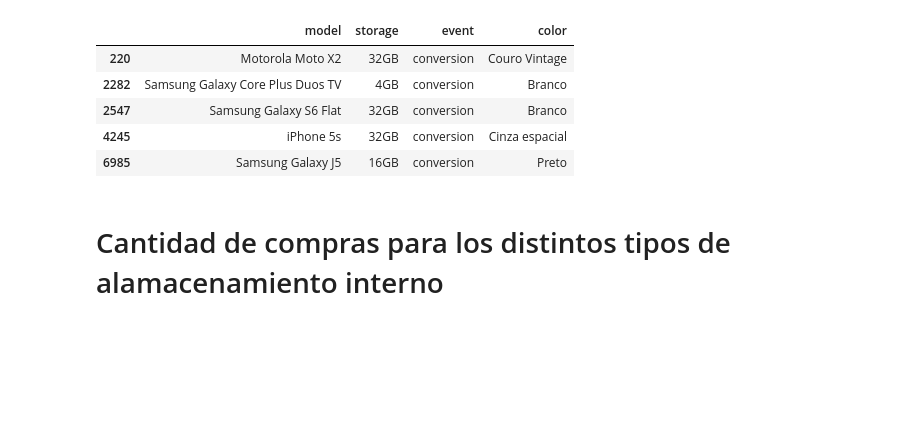
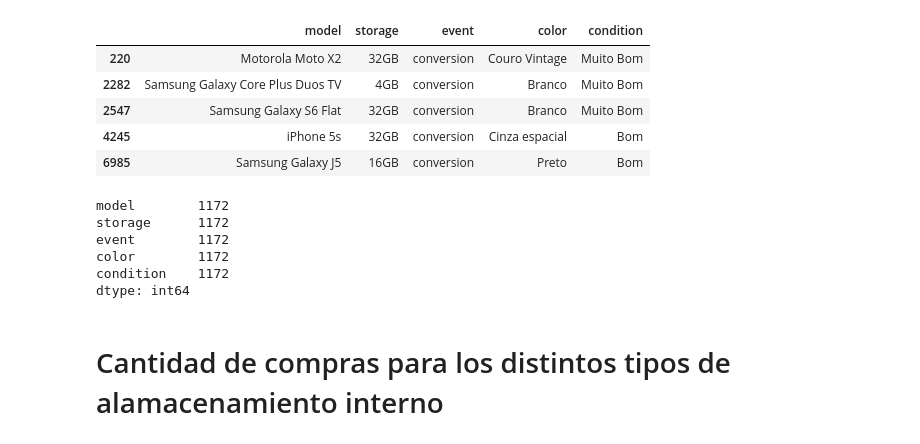
Before and after one commit to ConstanzaGonzalez/DatataFrita, a Jupyter notebook: tp/Modelos-storage-color vs ventas.ipynb, the cells around one changed output. Saved outputs shown, nothing was run; the diff lists cells and outputs as text; code cells hidden in the pictures; blank space fills up the shorter version.

```diff
--- a/tp/Modelos-storage-color vs ventas.ipynb
+++ b/tp/Modelos-storage-color vs ventas.ipynb
@@ -25,18 +25,25 @@ df_events = pd.read_csv("events.csv", dtype=types, low_memory=False)
 #df_events.head()
 # %%
 models = df_events.loc[df_events["storage"].isnull() == False,:]
-models = models[["model","storage","event","color"]]
+models = models[["model","storage","event","color","condition"]]
 models = models.loc[models["event"] == "conversion" ,:]
 models.head()
 # %% [output]
-|  | model | storage | event | color |
-| 220 | Motorola Moto X2 | 32GB | conversion | Couro Vintage |
-| 2282 | Samsung Galaxy Core Plus Duos TV | 4GB | conversion | Branco |
-| 2547 | Samsung Galaxy S6 Flat | 32GB | conversion | Branco |
-| 4245 | iPhone 5s | 32GB | conversion | Cinza espacial |
-| 6985 | Samsung Galaxy J5 | 16GB | conversion | Preto |
+|  | model | storage | event | color | condition |
+| 220 | Motorola Moto X2 | 32GB | conversion | Couro Vintage | Muito Bom |
+| 2282 | Samsung Galaxy Core Plus Duos TV | 4GB | conversion | Branco | Muito Bom |
+| 2547 | Samsung Galaxy S6 Flat | 32GB | conversion | Branco | Muito Bom |
+| 4245 | iPhone 5s | 32GB | conversion | Cinza espacial | Bom |
+| 6985 | Samsung Galaxy J5 | 16GB | conversion | Preto | Bom |
 # %%
 models.count()
+# %% [output]
+model        1172
+storage      1172
+event        1172
+color        1172
+condition    1172
+dtype: int64
 # %% [markdown]
 # Cantidad de compras para los distintos tipos de alamacenamiento interno
 # %%
```
Also changed, not shown: parts of 8 cells of this notebook, 1 other file.
